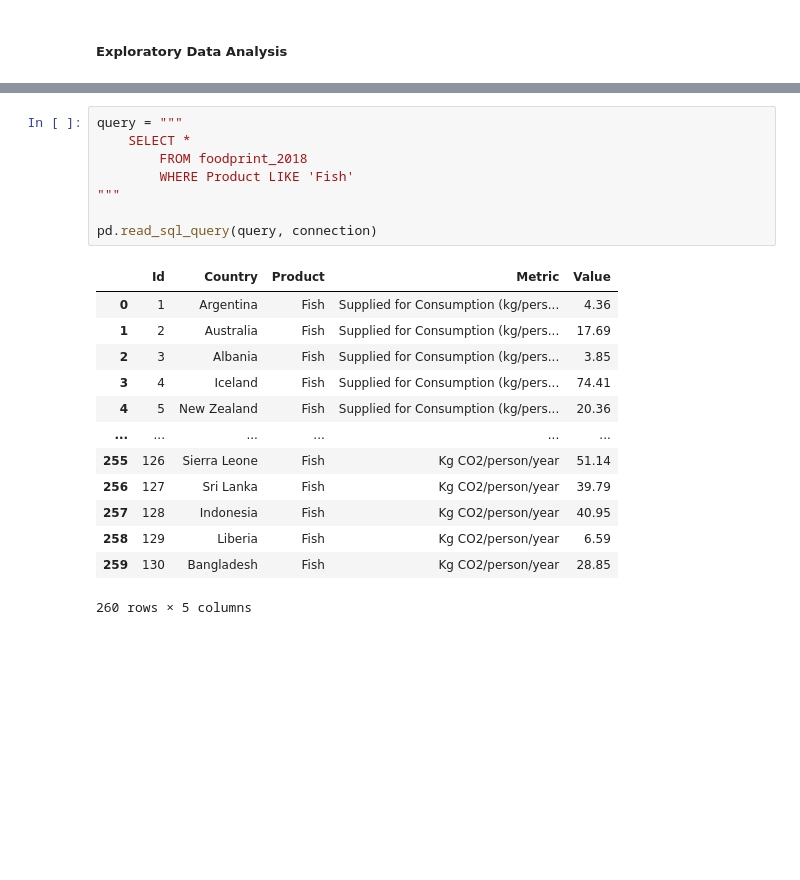
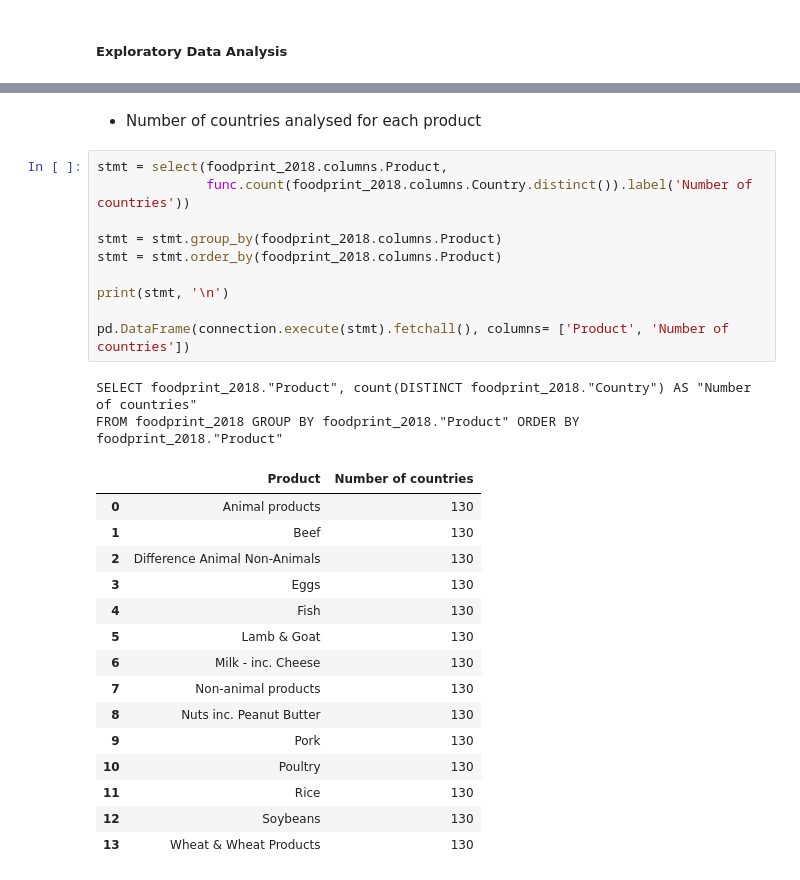
Before and after one commit to daniel-epm/food_carbon_fp, a Jupyter notebook: food_carbon_fp_analysis.ipynb, the cells around one changed output, grey strips where cells are left out. Cells and saved outputs as stored; diff of their text form; blank space fills up the shorter version.

```diff
--- a/food_carbon_fp_analysis.ipynb
+++ b/food_carbon_fp_analysis.ipynb
@@ -120,22 +105,30 @@ pd.read_sql_query(query, connection)
-# %%
-query = """
-    SELECT *
-        FROM foodprint_2018
-        WHERE Product LIKE 'Fish'
-"""
-
-pd.read_sql_query(query, connection)
-# %% [output]
-|  | Id | Country | Product | Metric | Value |
-| 0 | 1 | Argentina | Fish | Supplied for Consumption (kg/pers... | 4.36 |
-| 1 | 2 | Australia | Fish | Supplied for Consumption (kg/pers... | 17.69 |
-| 2 | 3 | Albania | Fish | Supplied for Consumption (kg/pers... | 3.85 |
-| 3 | 4 | Iceland | Fish | Supplied for Consumption (kg/pers... | 74.41 |
-| 4 | 5 | New Zealand | Fish | Supplied for Consumption (kg/pers... | 20.36 |
-| ... | ... | ... | ... | ... | ... |
-| 255 | 126 | Sierra Leone | Fish | Kg CO2/person/year | 51.14 |
-| 256 | 127 | Sri Lanka | Fish | Kg CO2/person/year | 39.79 |
-| 257 | 128 | Indonesia | Fish | Kg CO2/person/year | 40.95 |
-| 258 | 129 | Liberia | Fish | Kg CO2/person/year | 6.59 |
-| 259 | 130 | Bangladesh | Fish | Kg CO2/person/year | 28.85 |
-260 rows × 5 columns
+# %% [markdown]
+* Number of countries analysed for each product
+# %%
+stmt = select(foodprint_2018.columns.Product,
+              func.count(foodprint_2018.columns.Country.distinct()).label('Number of countries'))
+
+stmt = stmt.group_by(foodprint_2018.columns.Product)
+stmt = stmt.order_by(foodprint_2018.columns.Product)
+
+print(stmt, '\n')
+
+pd.DataFrame(connection.execute(stmt).fetchall(), columns= ['Product', 'Number of countries'])
+# %% [output]
+SELECT foodprint_2018."Product", count(DISTINCT foodprint_2018."Country") AS "Number of countries"
+FROM foodprint_2018 GROUP BY foodprint_2018."Product" ORDER BY foodprint_2018."Product"
+|  | Product | Number of countries |
+| 0 | Animal products | 130 |
+| 1 | Beef | 130 |
+| 2 | Difference Animal Non-Animals | 130 |
+| 3 | Eggs | 130 |
+| 4 | Fish | 130 |
+| 5 | Lamb & Goat | 130 |
+| 6 | Milk - inc. Cheese | 130 |
+| 7 | Non-animal products | 130 |
+| 8 | Nuts inc. Peanut Butter | 130 |
+| 9 | Pork | 130 |
+| 10 | Poultry | 130 |
+| 11 | Rice | 130 |
+| 12 | Soybeans | 130 |
+| 13 | Wheat & Wheat Products | 130 |
```
Also changed, not shown: parts of 13 cells of this notebook.
